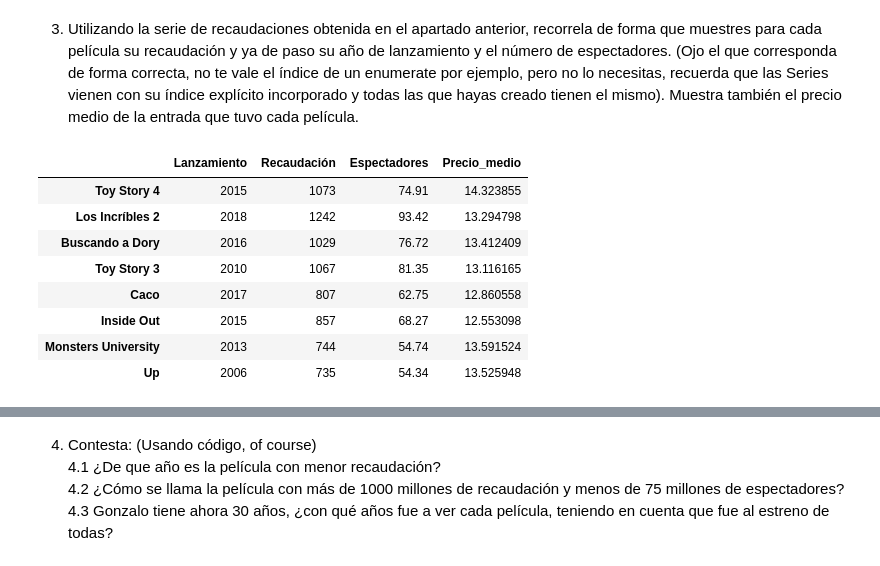
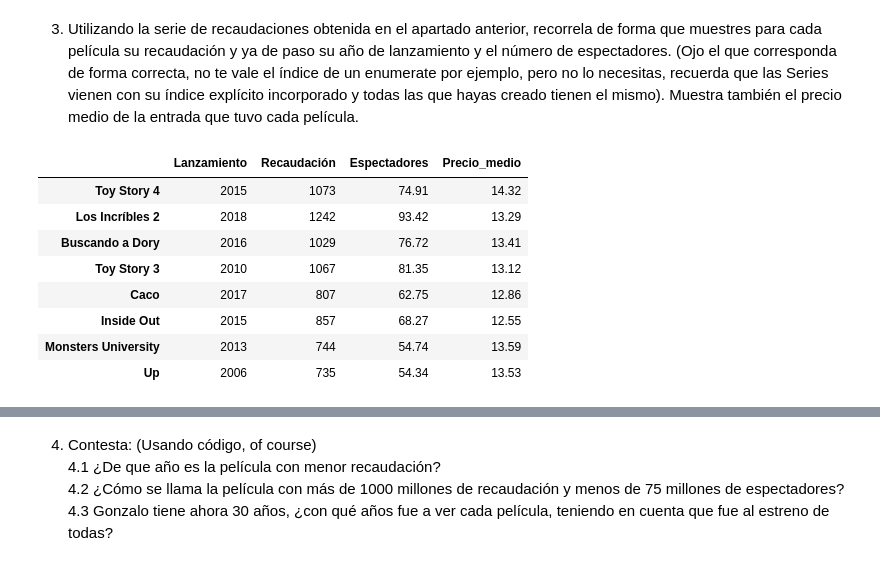
Before and after one commit to PabloVilla89/ONLINE_DS_THEBRIDGE_PABLOVILLALAIN, a Jupyter notebook: Sprint4/18_Practica_Obligatoria_Pandas_I.ipynb, the cells around one changed output, grey strips where cells are left out. Cells and saved outputs as stored; diff of their text form; code cells hidden in the pictures.

```diff
--- a/Sprint4/18_Practica_Obligatoria_Pandas_I.ipynb
+++ b/Sprint4/18_Practica_Obligatoria_Pandas_I.ipynb
@@ -60,15 +60,15 @@ dtype: int64
 # %%
 df = pd.DataFrame({ "Lanzamiento": lanzamiento, "Recaudación": recaudaciones, "Espectadores": espectadores }, index=titulos)
 #Añadir precio medio de cada pelicula
-df["Precio_medio"]=df['Recaudación']/ df['Espectadores']
+df["Precio_medio"]=round(df['Recaudación']/ df['Espectadores'],2)
 df
 # %% [output]
 |  | Lanzamiento | Recaudación | Espectadores | Precio_medio |
-| Toy Story 4 | 2015 | 1073 | 74.91 | 14.323855 |
-| Los Incríbles 2 | 2018 | 1242 | 93.42 | 13.294798 |
-| Buscando a Dory | 2016 | 1029 | 76.72 | 13.412409 |
-| Toy Story 3 | 2010 | 1067 | 81.35 | 13.116165 |
-| Caco | 2017 | 807 | 62.75 | 12.860558 |
-| Inside Out | 2015 | 857 | 68.27 | 12.553098 |
-| Monsters University | 2013 | 744 | 54.74 | 13.591524 |
-| Up | 2006 | 735 | 54.34 | 13.525948 |
+| Toy Story 4 | 2015 | 1073 | 74.91 | 14.32 |
+| Los Incríbles 2 | 2018 | 1242 | 93.42 | 13.29 |
+| Buscando a Dory | 2016 | 1029 | 76.72 | 13.41 |
+| Toy Story 3 | 2010 | 1067 | 81.35 | 13.12 |
+| Caco | 2017 | 807 | 62.75 | 12.86 |
+| Inside Out | 2015 | 857 | 68.27 | 12.55 |
+| Monsters University | 2013 | 744 | 54.74 | 13.59 |
+| Up | 2006 | 735 | 54.34 | 13.53 |
```
Also changed, not shown: parts of 4 cells of this notebook, 9 other files.
